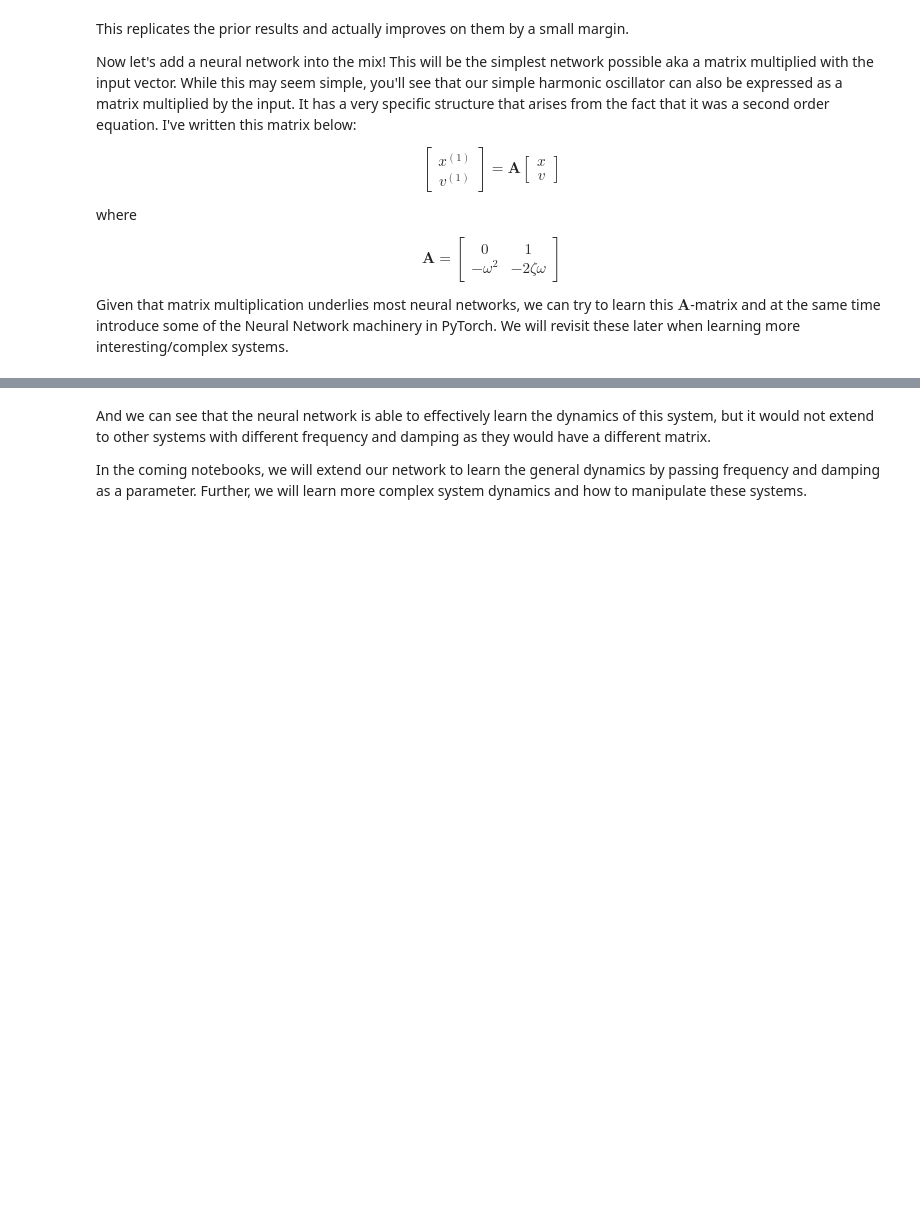
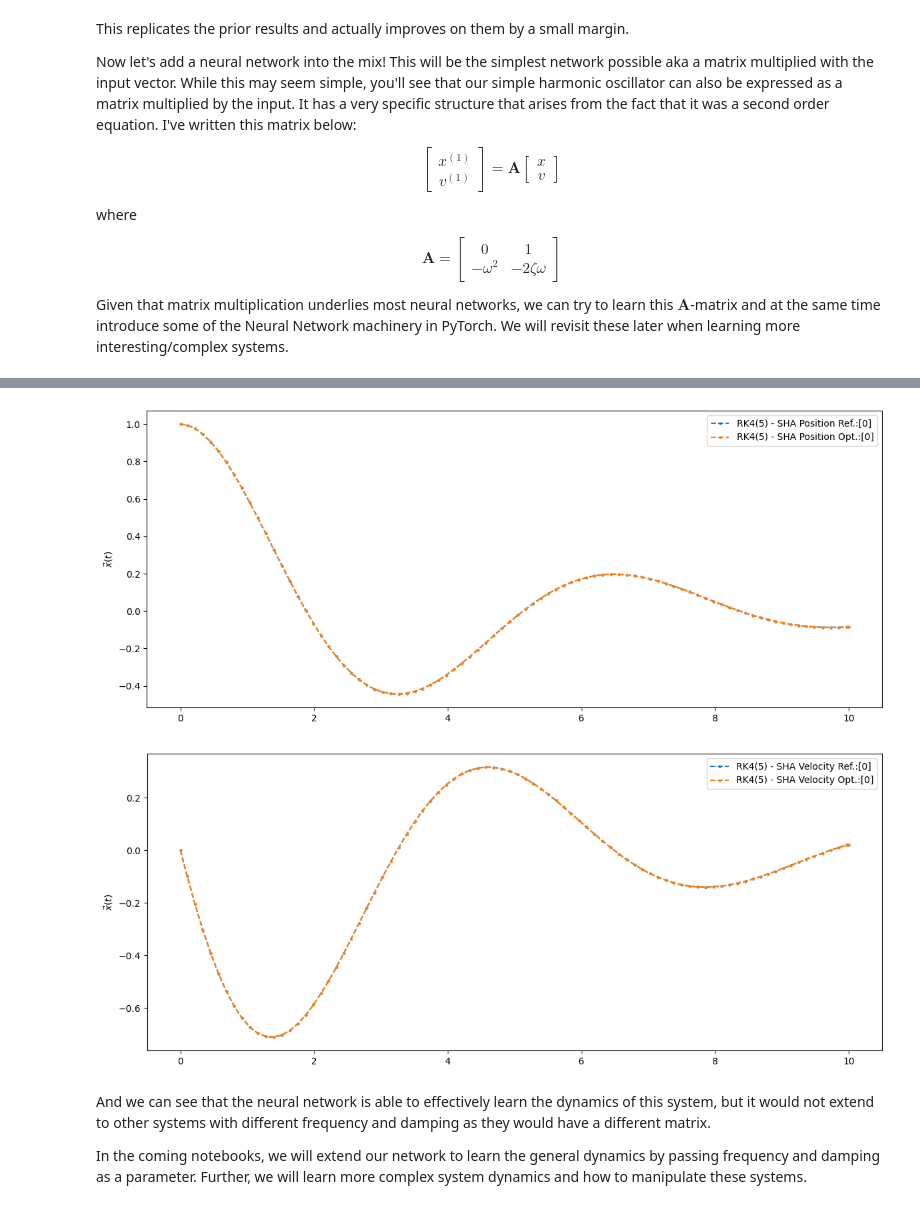
Before and after one commit to ImperialCollegeLondon/ReCoDE-NeuralODEs, a Jupyter notebook: notebooks/03-the-adjoint-method.ipynb, the cells around one changed output, grey strips where cells are left out. Drawn from its saved outputs; the diff is of its cells as text; code cells hidden in the pictures; blank space fills up the shorter version.

```diff
--- a/notebooks/03-the-adjoint-method.ipynb
+++ b/notebooks/03-the-adjoint-method.ipynb
@@ -654,11 +588,14 @@ print(f"Best bias:   {learned_bias}, mean absolute error: {torch.mean(torch.abs(
 # %%
 fig_ref_position, axes_ref_position = neuralode.plot.trajectory.plot_trajectory([(i[0], j) for i, j in zip(sha_states_ref, sha_times_ref)], method_label="RK4(5) - SHA Position Ref.")
 fig_ref_velocity, axes_ref_velocity = neuralode.plot.trajectory.plot_trajectory([(i[1], j) for i, j in zip(sha_states_ref, sha_times_ref)], method_label="RK4(5) - SHA Velocity Ref.")
 
 simple_oscillator_net.load_state_dict(best_parameters)
-_, _, sha_states_optimised, sha_times_optimised, _ = adaptive_rk45_integrator.apply(sha_nn_fn, initial_state, initial_time, final_time, initial_timestep, atol, rtol, best_frequency, best_damping)
+_, _, sha_states_optimised, sha_times_optimised, _ = adaptive_rk45_integrator.apply(sha_nn_fn, initial_state, initial_time, final_time, initial_timestep, integrator_kwargs)
 _ = neuralode.plot.trajectory.plot_trajectory([(i[0], j) for i, j in zip(sha_states_optimised, sha_times_optimised)], axes=axes_ref_position, method_label="RK4(5) - SHA Position Opt.")
 _ = neuralode.plot.trajectory.plot_trajectory([(i[1], j) for i, j in zip(sha_states_optimised, sha_times_optimised)], axes=axes_ref_velocity, method_label="RK4(5) - SHA Velocity Opt.")
+# %% [output]
+[figure, added]
+[figure, added]
 # %% [markdown]
 And we can see that the neural network is able to effectively learn the dynamics of this system, but it would not extend to other systems with different frequency and damping as they would have a different matrix.
 
```
Also changed, not shown: parts of 16 cells of this notebook, 7 other files.
